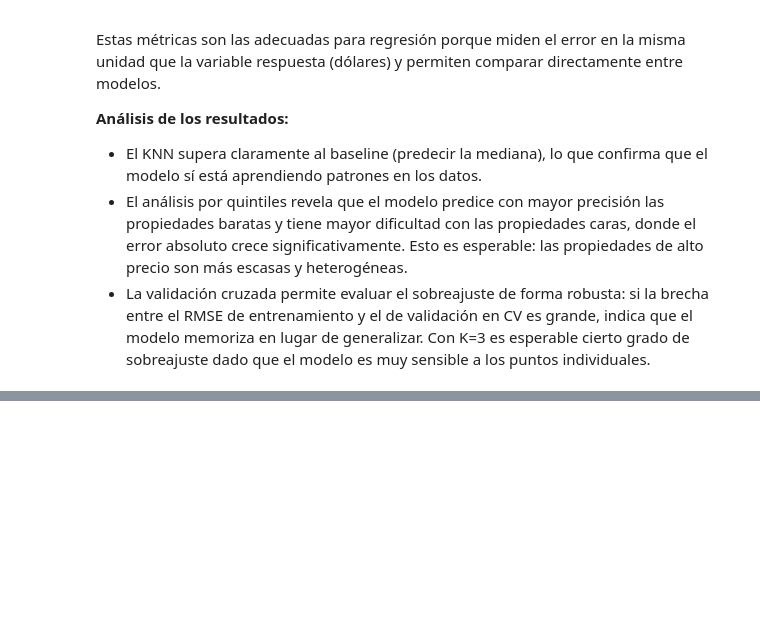
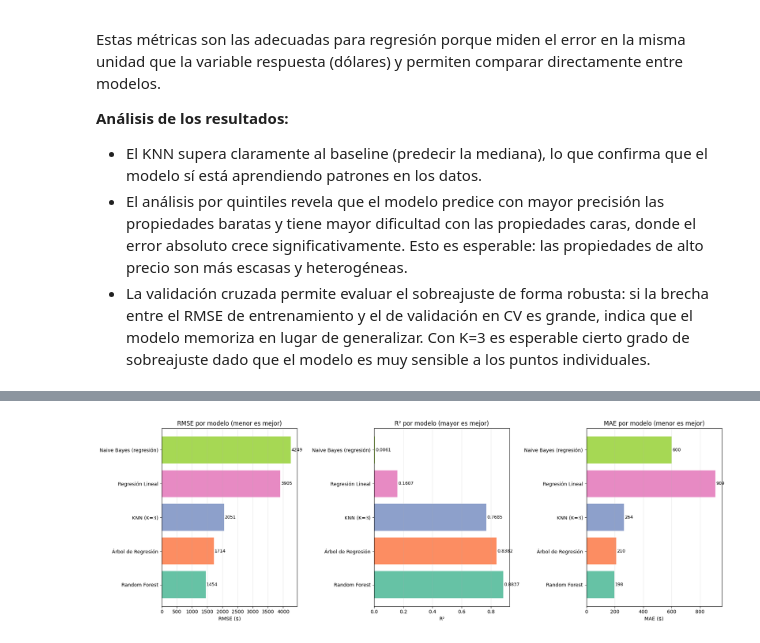
Before and after one commit to FerAHMz/lab6_knn_md, a Jupyter notebook: lab6.ipynb, the cells around one changed output, grey strips where cells are left out. Cells and saved outputs as stored; diff of their text form; code cells hidden in the pictures; blank space fills up the shorter version.

```diff
--- a/lab6.ipynb
+++ b/lab6.ipynb
@@ -491,0 +668,35 @@ Estas métricas son las adecuadas para regresión porque miden el error en la mi
+# %%
+# Gráfica comparativa
+fig, axes = plt.subplots(1, 3, figsize=(18, 6))
+
+modelos = comparison_df["Modelo"].values
+colores = sns.color_palette("Set2", n_colors=len(modelos))
+
+# RMSE
+axes[0].barh(modelos, comparison_df["RMSE"].values, color=colores)
+axes[0].set_xlabel("RMSE ($)")
+axes[0].set_title("RMSE por modelo (menor es mejor)")
+axes[0].grid(True, alpha=0.3, axis="x")
+for i, v in enumerate(comparison_df["RMSE"].values):
+    axes[0].text(v + 20, i, f"{v:.0f}", va="center", fontsize=9)
+
+# R²
+axes[1].barh(modelos, comparison_df["R²"].values, color=colores)
+axes[1].set_xlabel("R²")
+axes[1].set_title("R² por modelo (mayor es mejor)")
+axes[1].grid(True, alpha=0.3, axis="x")
+for i, v in enumerate(comparison_df["R²"].values):
+    axes[1].text(v + 0.005, i, f"{v:.4f}", va="center", fontsize=9)
+
+# MAE
+axes[2].barh(modelos, comparison_df["MAE"].values, color=colores)
+axes[2].set_xlabel("MAE ($)")
+axes[2].set_title("MAE por modelo (menor es mejor)")
+axes[2].grid(True, alpha=0.3, axis="x")
+for i, v in enumerate(comparison_df["MAE"].values):
+    axes[2].text(v + 5, i, f"{v:.0f}", va="center", fontsize=9)
+
+plt.tight_layout()
+plt.show()
+# %% [output]
+[figure, added]
```
Also changed, not shown: parts of 6 cells of this notebook.
